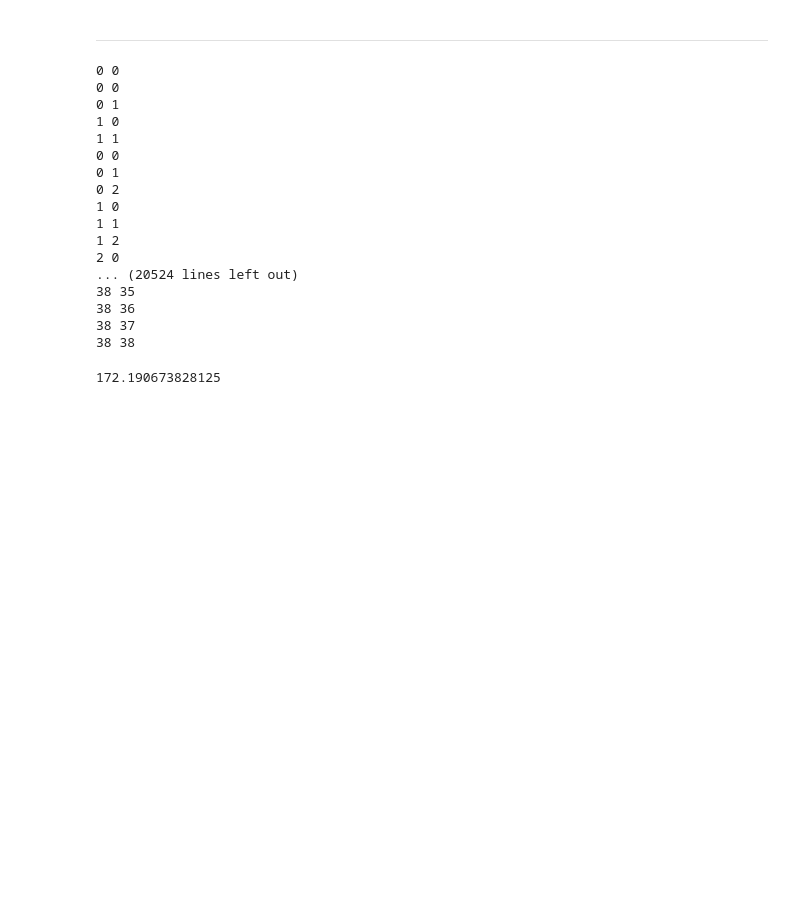
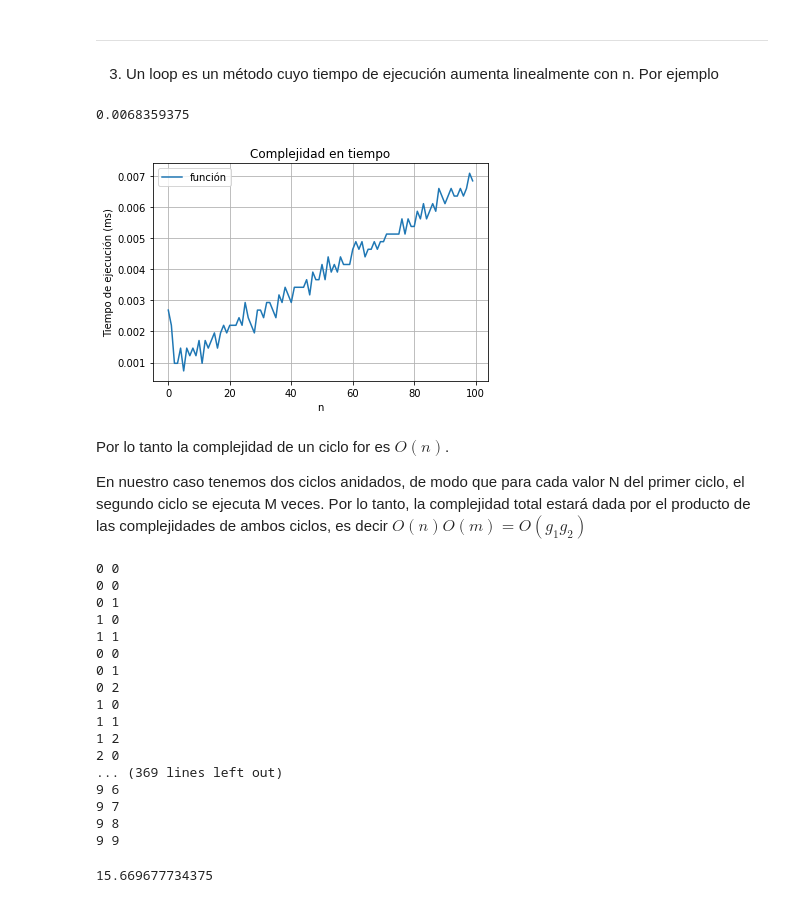
Before and after one commit to H-Cote/seminario_estadistica_tareas, a Jupyter notebook: Tareas/t1.ipynb, the cells around one changed output. Saved outputs shown, nothing was run; the diff lists cells and outputs as text; code cells hidden in the pictures; blank space fills up the shorter version.

Commit message:
Tarea 1 V0.2
*Se corrigen las últimas dos lineas del ejercicio 2.
*Se agrega un esbozo de la respuesta 3.
*Se cambia el valor de N por 11, para evitar la extensión del notebook

```diff
--- a/Tareas/t1.ipynb
+++ b/Tareas/t1.ipynb
@@ -84,3 +84,5 @@ $$
 import numpy as np
 from time import time
 import pylab as pb
+# %% [markdown]
+3. Un loop es un método cuyo tiempo de ejecución aumenta linealmente con n. Por ejemplo
@@ -87,3 +103,24 @@ import pylab as pb
+# %%
+salida=[]
+On(ejemplo,salida,100)
+# %% [output]
+0.0068359375
+# %%
+r=[i for i in range(len(salida))] # lista de valores para el eje X
+pb.title('Complejidad en tiempo')
+pb.xlabel('n')
+pb.ylabel('Tiempo de ejecución (ms)')
+pb.plot(r,salida,label='función')
+
+pb.grid()
+pb.legend()
+pb.show()
+# %% [output]
+[figure, added]
+# %% [markdown]
+Por lo tanto la complejidad de un ciclo for es $O(n)$.
+
+En nuestro caso tenemos dos ciclos anidados, de modo que para cada valor N del primer ciclo, el segundo ciclo se ejecuta M veces. Por lo tanto, la complejidad total estará dada por el producto de las complejidades de ambos ciclos, es decir $O(n)O(m)=O\left(g_1 g_{2}\right)$
 # %%
 def f(N,M):
     for i in range(N):
@@ -102,7 +139,7 @@ def On(funct,lista,N):
     return t_total
 # %%
 tiempos=[]
-N=40
+N=11
 On(f,tiempos,N)
 # %% [output]
 0 0
@@ -117,12 +154,12 @@ On(f,tiempos,N)
 1 1
 1 2
 2 0
-... (20524 lines left out)
-38 35
-38 36
-38 37
-38 38
+... (369 lines left out)
+9 6
+9 7
+9 8
+9 9
-172.190673828125
+15.669677734375
 # %%
 tiempos;
 # %%
```
Also changed, not shown: parts of 4 cells of this notebook.
